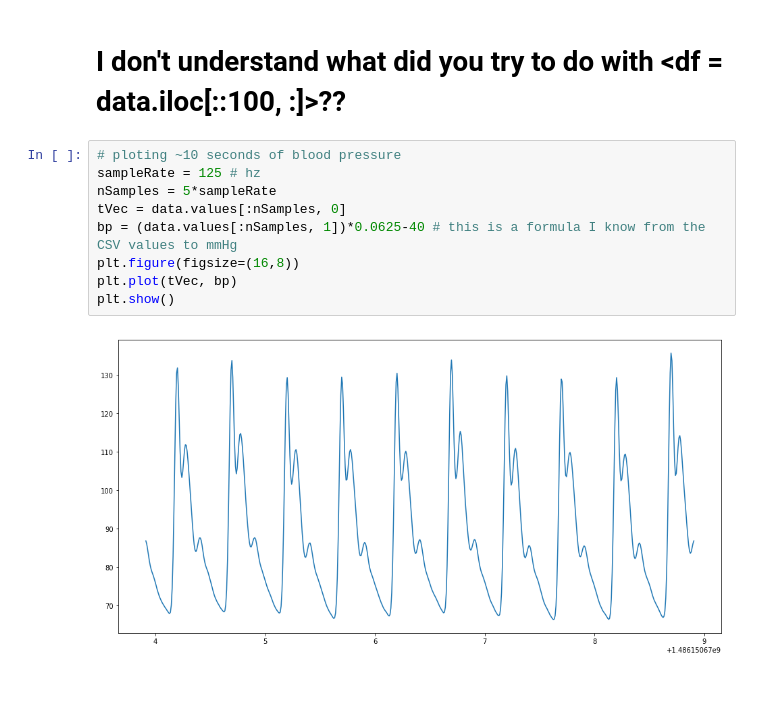
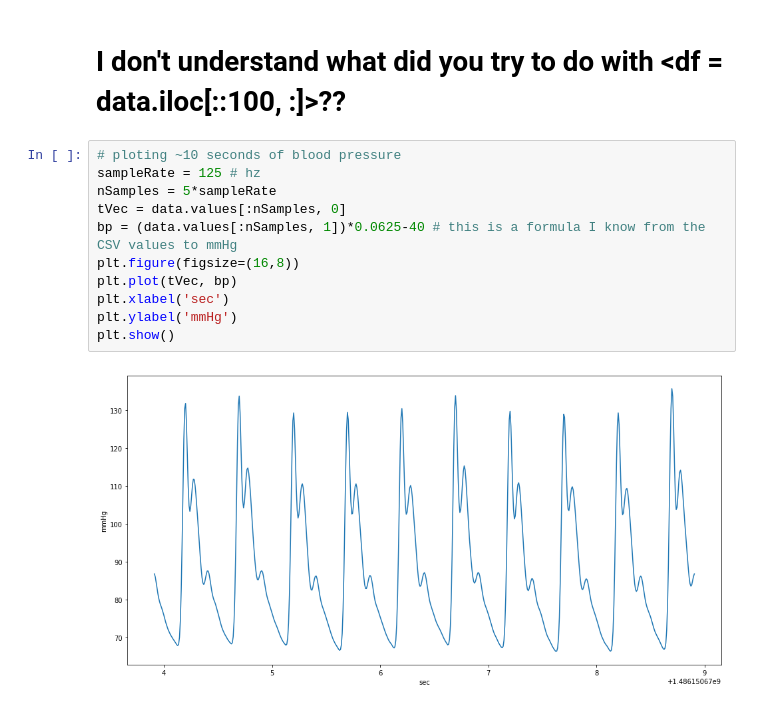
Before and after one commit to davyvad/Deep-Learning-for-times-series-estimating-future-blood-pressure-values, a Jupyter notebook: Signal visualization.ipynb, the cells around one changed output. Cells and saved outputs as stored; diff of their text form.

```diff
--- a/Signal visualization.ipynb
+++ b/Signal visualization.ipynb
@@ -50,14 +50,16 @@ plt.show()
 # %%
 # ploting ~10 seconds of blood pressure
 sampleRate = 125 # hz
 nSamples = 5*sampleRate
 tVec = data.values[:nSamples, 0]
 bp = (data.values[:nSamples, 1])*0.0625-40 # this is a formula I know from the CSV values to mmHg
 plt.figure(figsize=(16,8))
 plt.plot(tVec, bp)
+plt.xlabel('sec')
+plt.ylabel('mmHg')
 plt.show()
 # %% [output]
-[figure, old version]
+[figure, new version]
 # %%
 
 data.head()
```
Also changed, not shown: parts of 2 cells of this notebook.
